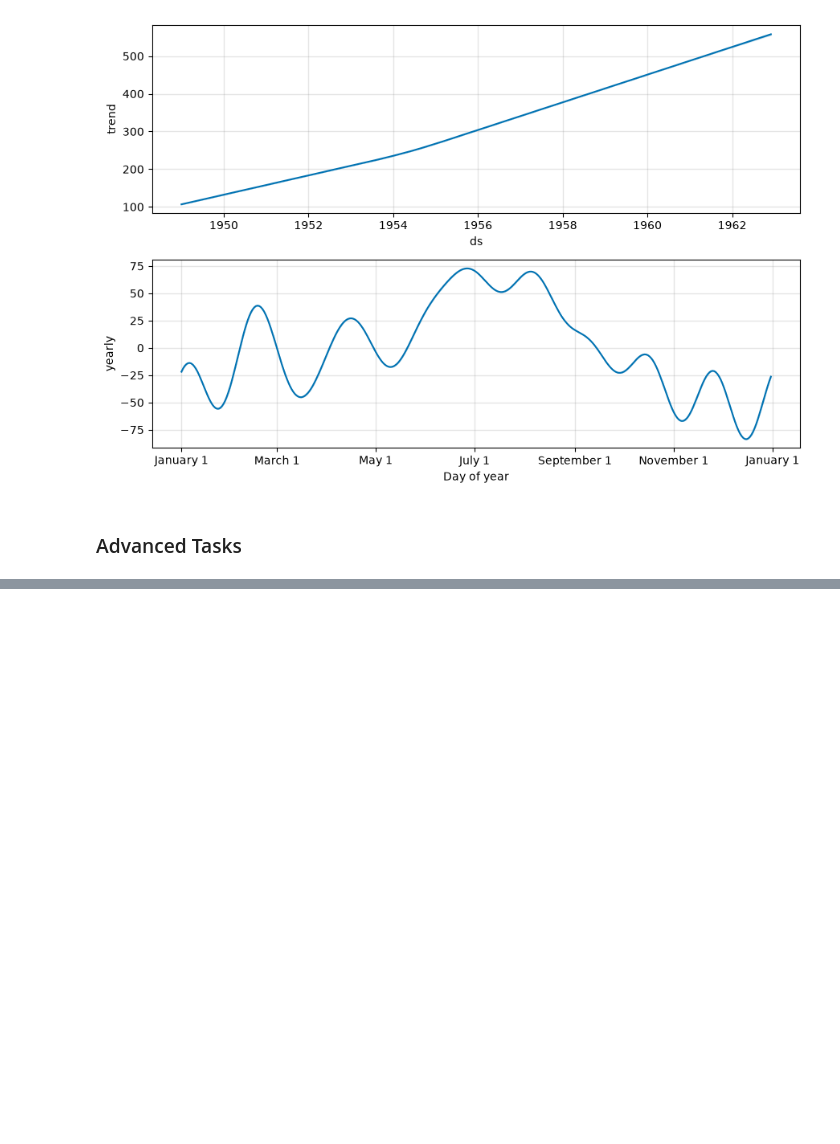
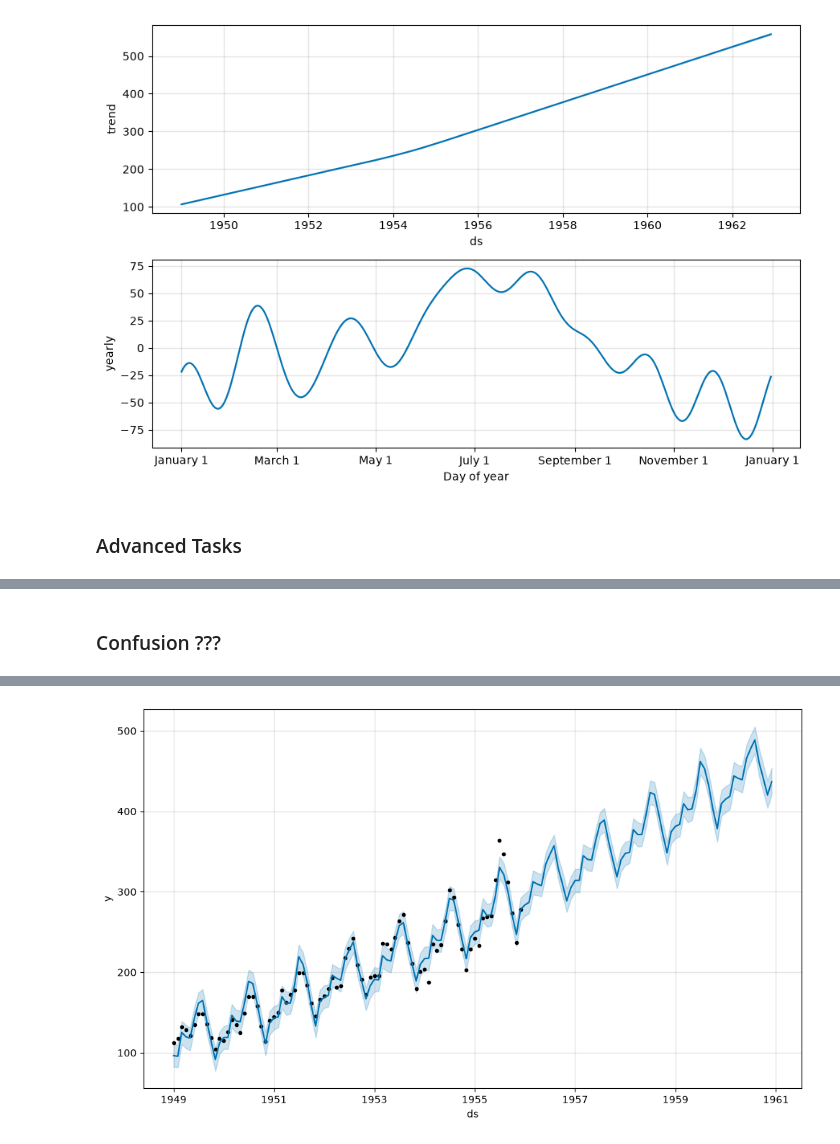
Before and after one commit to kurathemonster/time_series, a Jupyter notebook: time_series.ipynb, the cells around one changed output, grey strips where cells are left out. Saved outputs shown, nothing was run; the diff lists cells and outputs as text; code cells hidden in the pictures; blank space fills up the shorter version.

```diff
--- a/time_series.ipynb
+++ b/time_series.ipynb
@@ -106,6 +106,7 @@ plt.show()
 df_prophet = pd.read_csv('airline-passengers.csv')
 
 df_prophet = df_prophet.rename(columns={"Month": "ds", "Passengers": "y"})
+df_prophet['ds'] = pd.to_datetime(df_prophet['ds'])
 
 print(df_prophet.head())
 # %% [output]
@@ -165,0 +240,22 @@ new_model.fit(train_df)
+# %% [markdown]
+### Confusion ???
+# %%
+#Train-Test Split
+train_df = df_prophet.iloc[:-60].copy()
+test_df = df_prophet.iloc[-60:].copy()
+
+# Create/Train the model
+model = Prophet()
+model.fit(train_df)
+
+# Predict and Compare
+future = model.make_future_dataframe(periods=60, freq="MS")
+forecast = model.predict(future)
+comparison = test_df.merge(forecast[["ds", "yhat"]], on='ds')
+comparison.head()
+
+fig = model.plot(forecast)
+plt.show()
+
+mae = (comparison["y"] - comparison["yhat"]).abs().mean()
+# %% [output]
@@ -165,0 +264 @@ new_model.fit(train_df)
+[figure, added]
```
Also changed, not shown: parts of 11 cells of this notebook.
